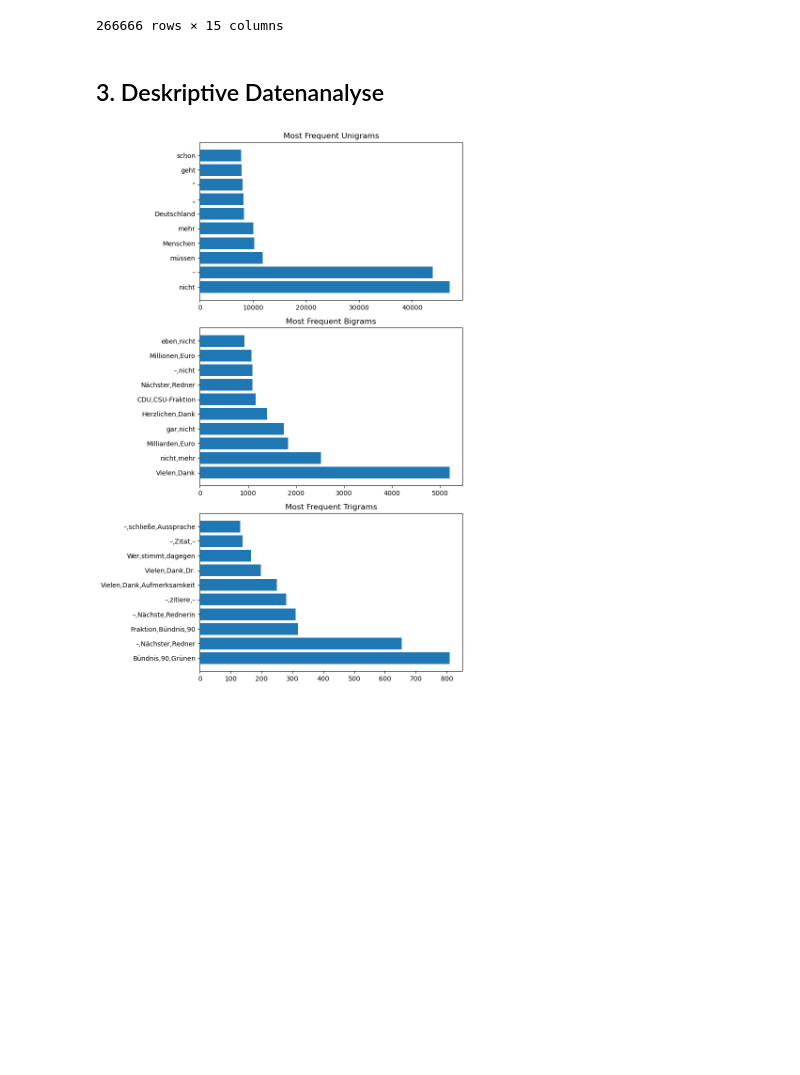
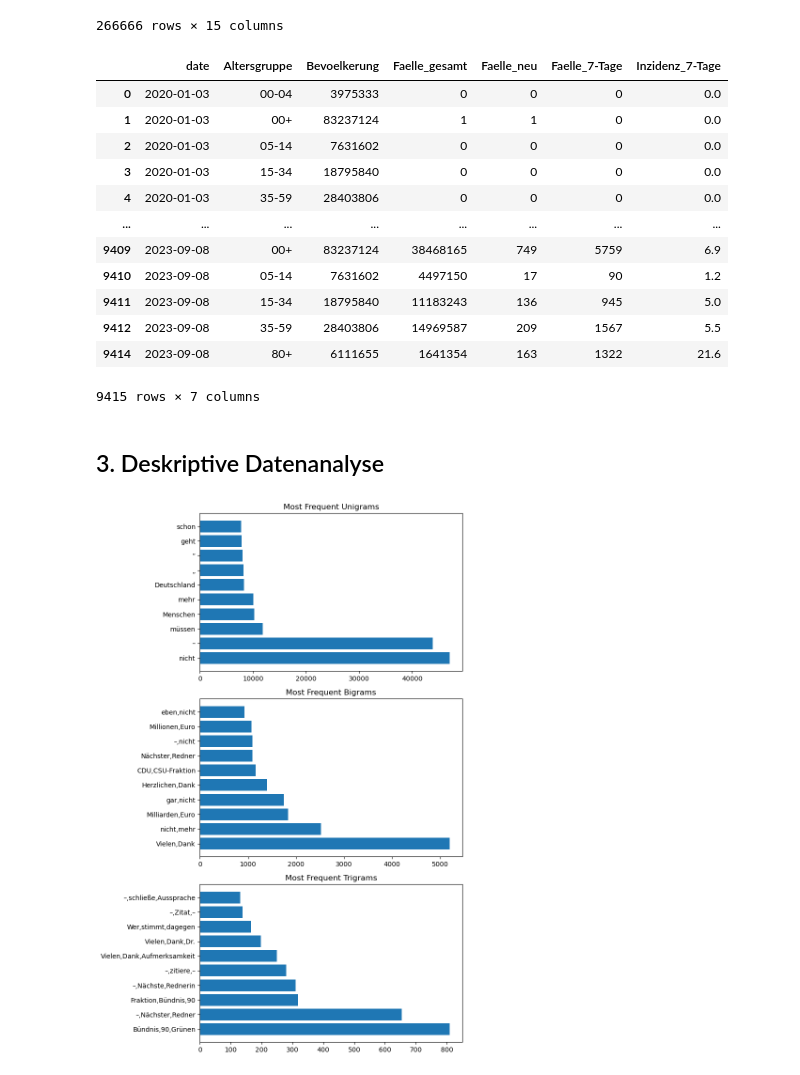
Before and after one commit to PHofmannn/Politische-Debatten, a Jupyter notebook: SentimentAnalyse.ipynb, the cells around one changed output. Drawn from its saved outputs; the diff is of its cells as text; code cells hidden in the pictures; blank space fills up the shorter version.

```diff
--- a/SentimentAnalyse.ipynb
+++ b/SentimentAnalyse.ipynb
@@ -57,6 +60,29 @@ df_sentiment19.sort_values(by='date')
 | 48527 | 50370 | Deshalb kann man sagen: Als ich 2... | ID1923900100 | 19 | 2021-09-07 | Angela Merkel | CDU/CSU | 11001478 | Tagesordnungspunkt 1 2021-09-07 | ... |
 | 49506 | 51361 | Die Verschuldung steigt ins Unerm... | ID1923900800 | 19 | 2021-09-07 | Tino Chrupalla | AfD | 11004695 | Tagesordnungspunkt 1 2021-09-07 | ... |
 266666 rows × 15 columns
+# %%
+#Einlesen der Corona Fallzahlen für den Zeitraum 25.02.2020-21.04.2023
+url="https://raw.githubusercontent.com/robert-koch-institut/COVID-19_7-Tage-Inzidenz_in_Deutschland/main/COVID-19-Faelle_7-Tage-Inzidenz_Deutschland.csv"
+corona_fallzahlen = pd.read_csv(url,parse_dates=[0])
+
+#Changing the wording of meldedatum to date
+corona_fallzahlen.rename(columns={'Meldedatum': 'date'}, inplace=True)
+
+corona_fallzahlen.sort_values(by='date')
+# %% [output]
+|  | date | Altersgruppe | Bevoelkerung | Faelle_gesamt | Faelle_neu | Faelle_7-Tage | Inzidenz_7-Tage |
+| 0 | 2020-01-03 | 00-04 | 3975333 | 0 | 0 | 0 | 0.0 |
+| 1 | 2020-01-03 | 00+ | 83237124 | 1 | 1 | 0 | 0.0 |
+| 2 | 2020-01-03 | 05-14 | 7631602 | 0 | 0 | 0 | 0.0 |
+| 3 | 2020-01-03 | 15-34 | 18795840 | 0 | 0 | 0 | 0.0 |
+| 4 | 2020-01-03 | 35-59 | 28403806 | 0 | 0 | 0 | 0.0 |
+| ... | ... | ... | ... | ... | ... | ... | ... |
+| 9409 | 2023-09-08 | 00+ | 83237124 | 38468165 | 749 | 5759 | 6.9 |
+| 9410 | 2023-09-08 | 05-14 | 7631602 | 4497150 | 17 | 90 | 1.2 |
+| 9411 | 2023-09-08 | 15-34 | 18795840 | 11183243 | 136 | 945 | 5.0 |
+| 9412 | 2023-09-08 | 35-59 | 28403806 | 14969587 | 209 | 1567 | 5.5 |
+| 9414 | 2023-09-08 | 80+ | 6111655 | 1641354 | 163 | 1322 | 21.6 |
+9415 rows × 7 columns
 # %% [markdown]
 ## 3. Deskriptive Datenanalyse
 # %%
```
Also changed, not shown: parts of 2 cells of this notebook, 2 other files.
